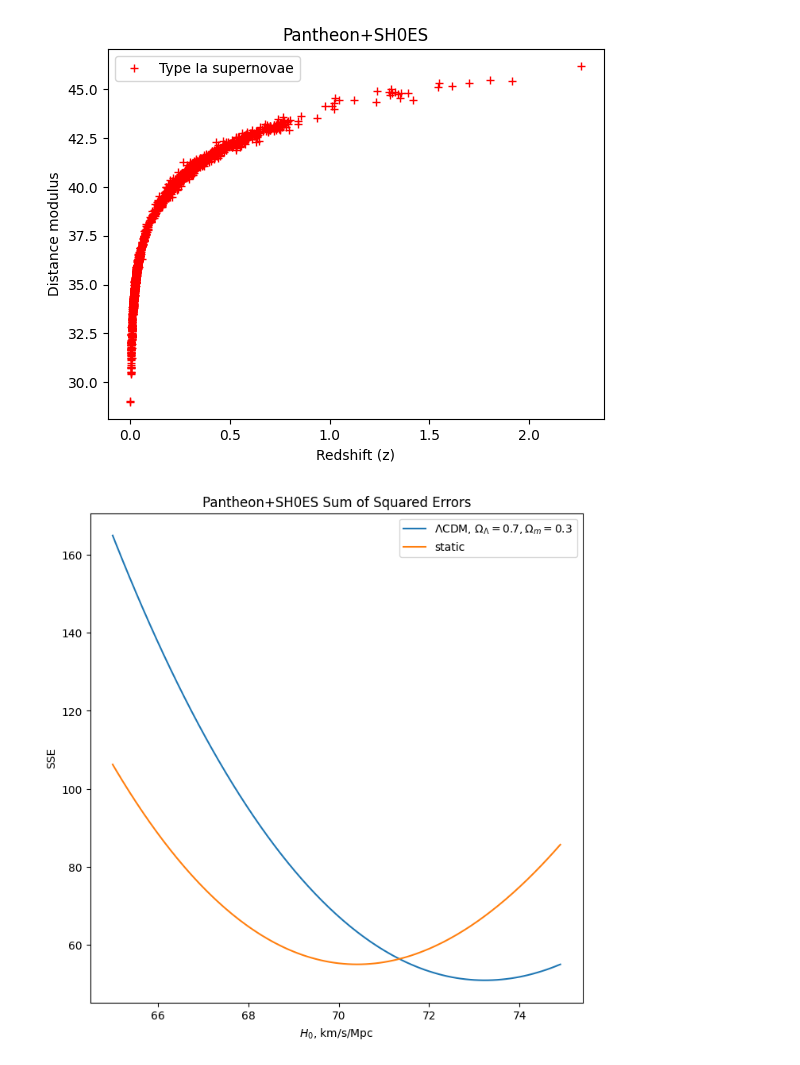
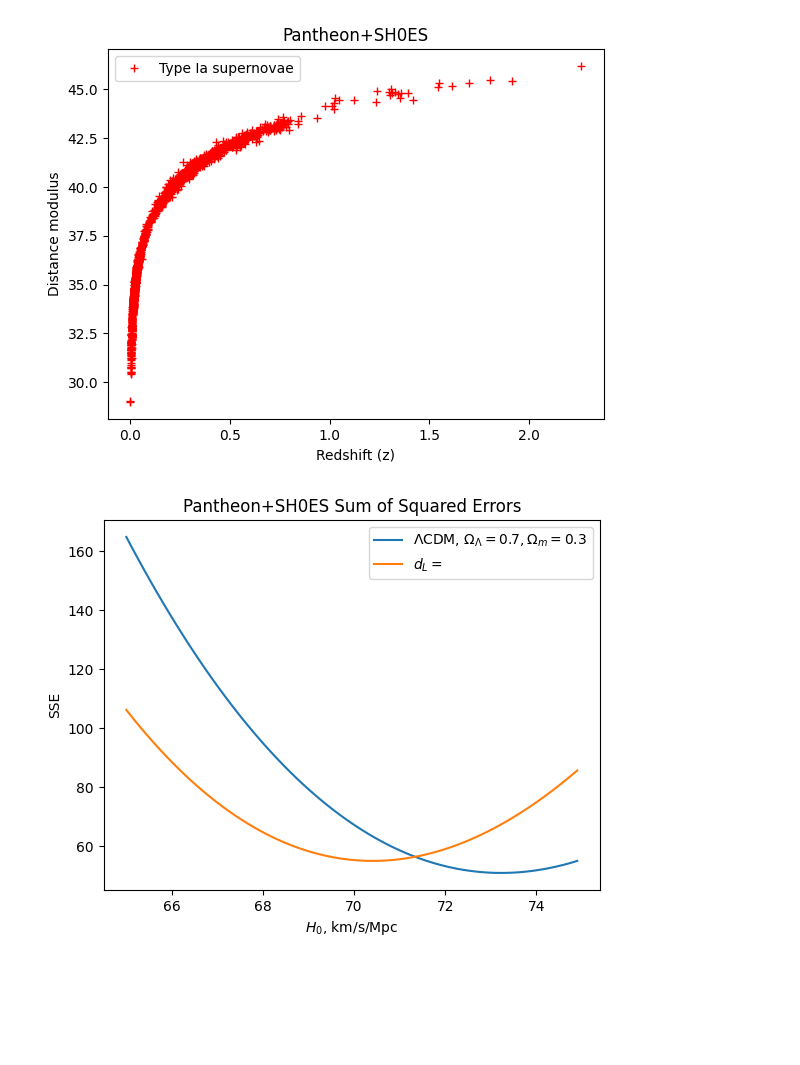
Before and after one commit to mikehelland/hubbles-law, a Jupyter notebook: other/python/sse.ipynb, the cells around one changed output. Saved outputs shown, nothing was run; the diff lists cells and outputs as text; code cells hidden in the pictures; blank space fills up the shorter version.

```diff
--- a/other/python/sse.ipynb
+++ b/other/python/sse.ipynb
@@ -72,19 +72,19 @@ for i in range(100):
 # %%
 import matplotlib.pyplot as plt
 
-plt.figure(figsize=(8,8))
+#plt.figure(figsize=(8,8))
 
 plt.plot(H0s, ssesLCDM, label = "$\Lambda$CDM, $\Omega_\Lambda = 0.7, \Omega_m = 0.3$")
-plt.plot(H0s, sses, label = "static")
+plt.plot(H0s, sses, label = "$d_L = \frac{c}{H} (1+z) \log(1+z)$")
 
 #plt.plot(H0s, sses, label = "Alternative")
 
 plt.title("Pantheon+SH0ES Sum of Squared Errors")
 plt.xlabel("$H_0$, km/s/Mpc")
 plt.ylabel("SSE")
 plt.legend()
 
 plt.savefig('sse1.png',  bbox_inches='tight')
 plt.show()
 # %% [output]
-[figure, old version]
+[figure, new version]
```
Also changed, not shown: 1 other file.
